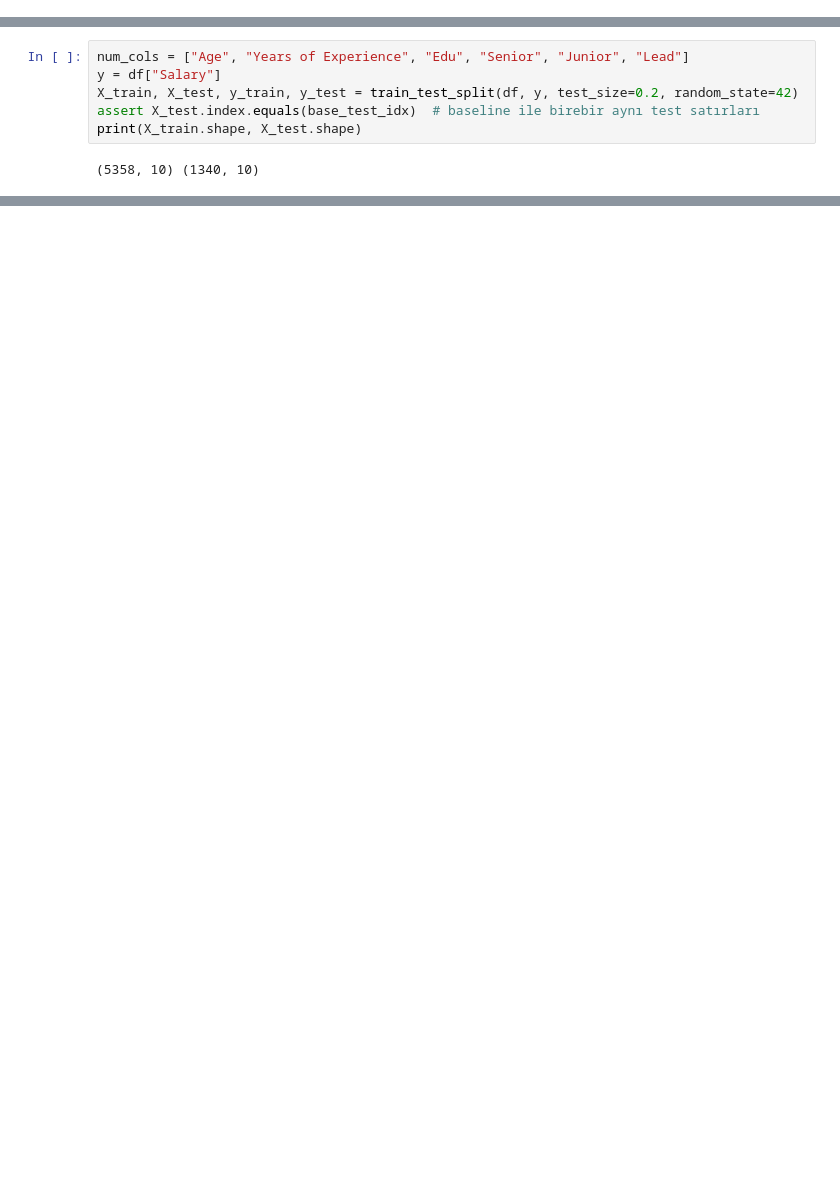
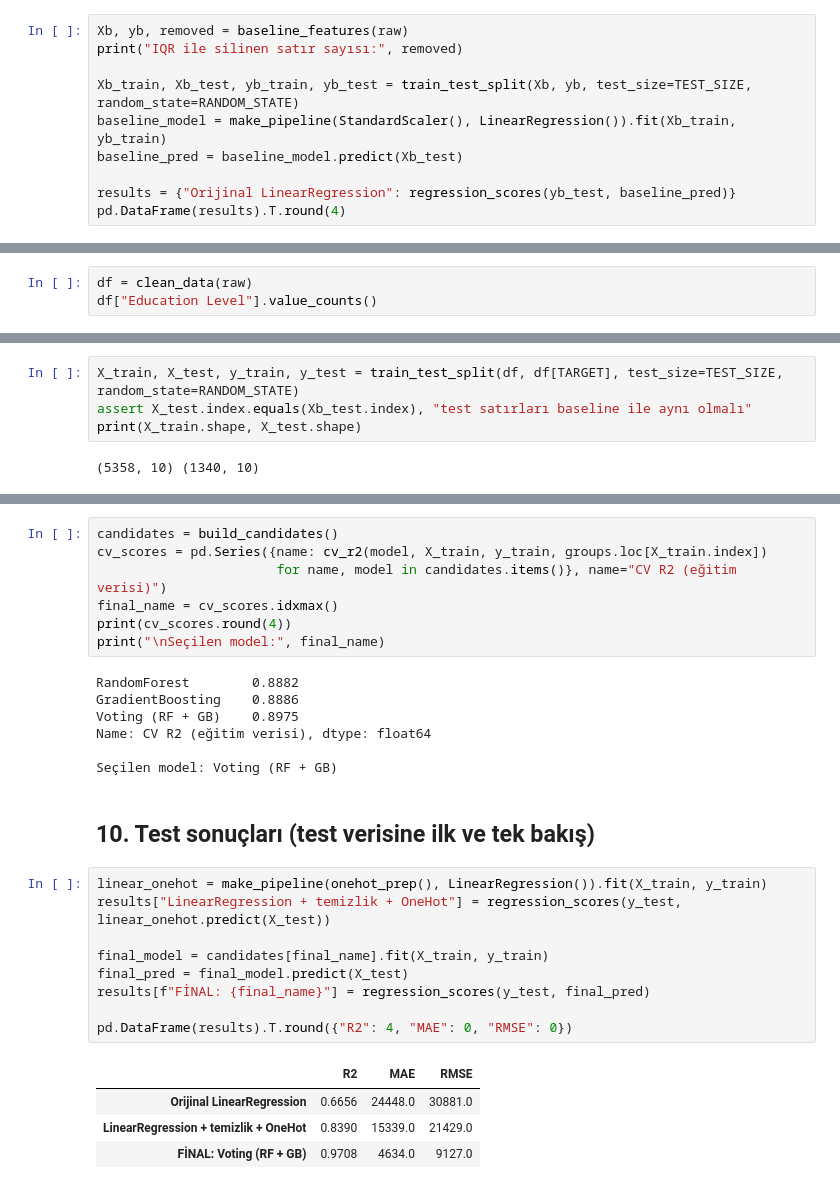
Before and after one commit to mustafagurbuz06/03.11.2026-class, a Jupyter notebook: improved_model.ipynb, the cells around one changed output, grey strips where cells are left out. Saved outputs shown, nothing was run; the diff lists cells and outputs as text; blank space fills up the shorter version.

```diff
--- a/improved_model.ipynb
+++ b/improved_model.ipynb
@@ -63,0 +135,10 @@ IQR ile silinen satır sayısı: 0
+# %%
+Xb, yb, removed = baseline_features(raw)
+print("IQR ile silinen satır sayısı:", removed)
+
+Xb_train, Xb_test, yb_train, yb_test = train_test_split(Xb, yb, test_size=TEST_SIZE, random_state=RANDOM_STATE)
+baseline_model = make_pipeline(StandardScaler(), LinearRegression()).fit(Xb_train, yb_train)
+baseline_pred = baseline_model.predict(Xb_test)
+
+results = {"Orijinal LinearRegression": regression_scores(yb_test, baseline_pred)}
+pd.DataFrame(results).T.round(4)
@@ -112,0 +171,3 @@ Name: count, dtype: int64
+# %%
+df = clean_data(raw)
+df["Education Level"].value_counts()
@@ -116,8 +184,6 @@ Baseline ile **aynı satırlar** test setine düşsün diye `test_size=0.2, rand
 # %%
-num_cols = ["Age", "Years of Experience", "Edu", "Senior", "Junior", "Lead"]
-y = df["Salary"]
-X_train, X_test, y_train, y_test = train_test_split(df, y, test_size=0.2, random_state=42)
-assert X_test.index.equals(base_test_idx)  # baseline ile birebir aynı test satırları
+X_train, X_test, y_train, y_test = train_test_split(df, df[TARGET], test_size=TEST_SIZE, random_state=RANDOM_STATE)
+assert X_test.index.equals(Xb_test.index), "test satırları baseline ile aynı olmalı"
 print(X_train.shape, X_test.shape)
 # %% [output]
 (5358, 10) (1340, 10)
@@ -180 +197,31 @@ results.round({"R2": 4, "MAE": 0, "RMSE": 0})
+# %%
+candidates = build_candidates()
+cv_scores = pd.Series({name: cv_r2(model, X_train, y_train, groups.loc[X_train.index])
+                       for name, model in candidates.items()}, name="CV R2 (eğitim verisi)")
+final_name = cv_scores.idxmax()
+print(cv_scores.round(4))
+print("\nSeçilen model:", final_name)
+# %% [output]
+RandomForest        0.8882
+GradientBoosting    0.8886
+Voting (RF + GB)    0.8975
+Name: CV R2 (eğitim verisi), dtype: float64
+
+Seçilen model: Voting (RF + GB)
+# %% [markdown]
+## 10. Test sonuçları (test verisine ilk ve tek bakış)
+# %%
+linear_onehot = make_pipeline(onehot_prep(), LinearRegression()).fit(X_train, y_train)
+results["LinearRegression + temizlik + OneHot"] = regression_scores(y_test, linear_onehot.predict(X_test))
+
+final_model = candidates[final_name].fit(X_train, y_train)
+final_pred = final_model.predict(X_test)
+results[f"FİNAL: {final_name}"] = regression_scores(y_test, final_pred)
+
+pd.DataFrame(results).T.round({"R2": 4, "MAE": 0, "RMSE": 0})
+# %% [output]
+|  | R2 | MAE | RMSE |
+| Orijinal LinearRegression | 0.6656 | 24448.0 | 30881.0 |
+| LinearRegression + temizlik + OneHot | 0.8390 | 15339.0 | 21429.0 |
+| FİNAL: Voting (RF + GB) | 0.9708 | 4634.0 | 9127.0 |
 # %%
```
Also changed, not shown: parts of 31 cells of this notebook, 1 other file.
